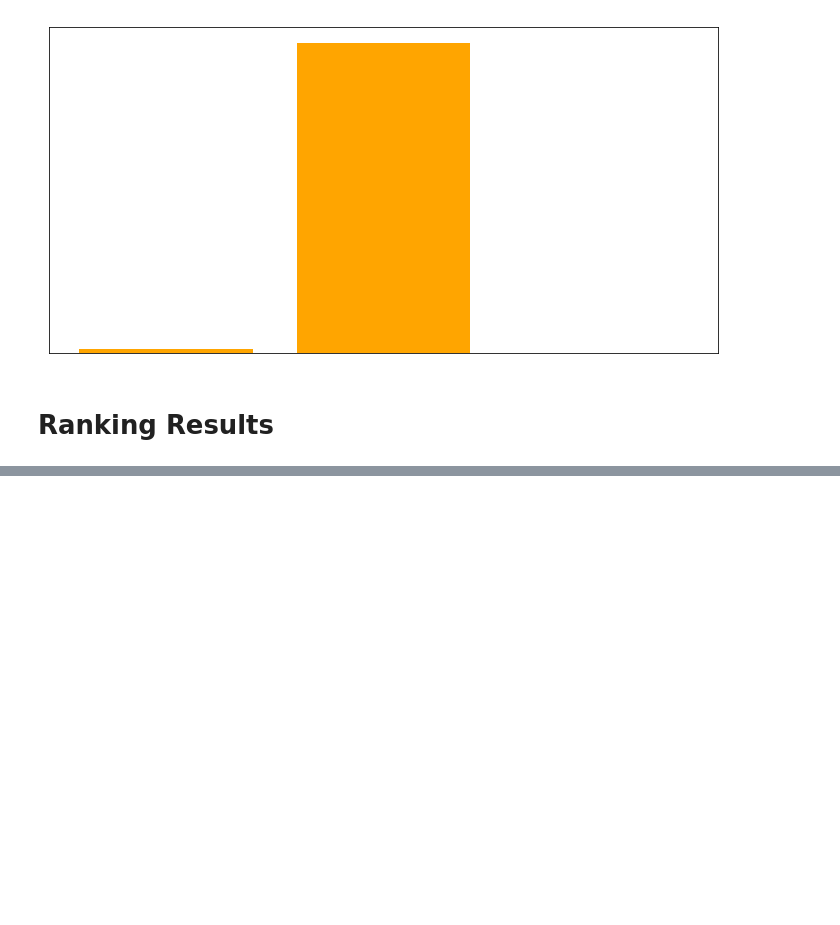
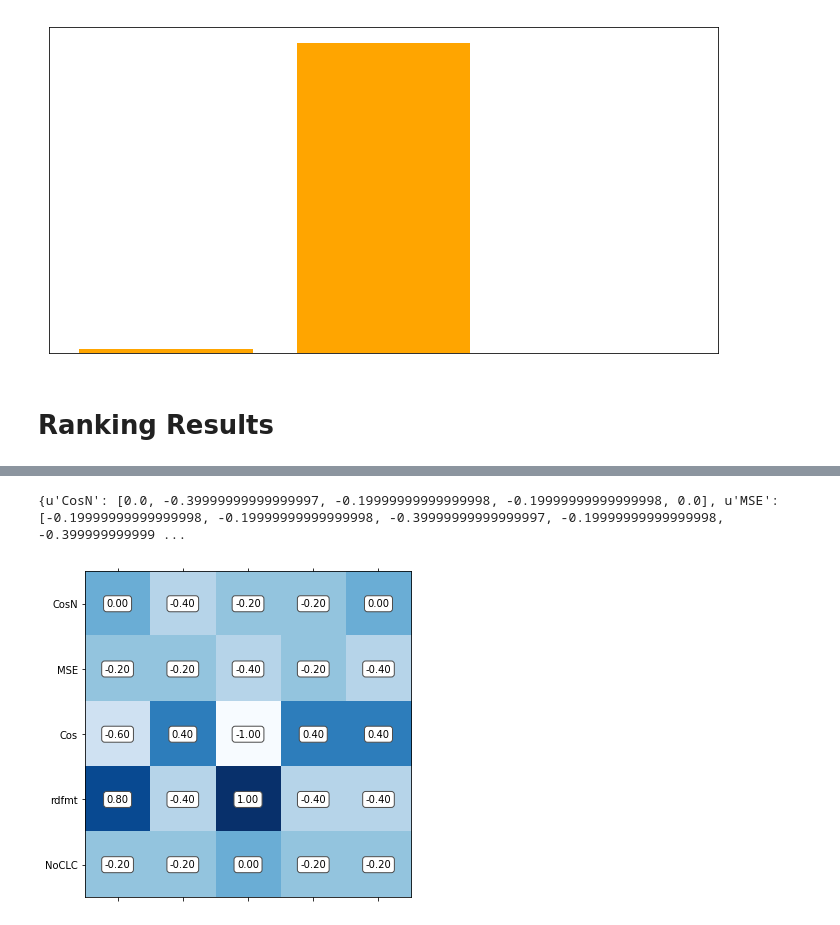
Before and after one commit to luciekaffee/metrics-label, a Jupyter notebook: graphs/Graphs.ipynb, the cells around one changed output, grey strips where cells are left out. Saved outputs shown, nothing was run; the diff lists cells and outputs as text; code cells hidden in the pictures; blank space fills up the shorter version.

```diff
--- a/graphs/Graphs.ipynb
+++ b/graphs/Graphs.ipynb
@@ -335,0 +383,5 @@ subject_labeling
+# %%
+create_matrix('kendalltau', True)
+# %% [output]
+{u'CosN': [0.0, -0.39999999999999997, -0.19999999999999998, -0.19999999999999998, 0.0], u'MSE': [-0.19999999999999998, -0.19999999999999998, -0.39999999999999997, -0.19999999999999998, -0.399999999999 ...
+[figure, added]
```
Also changed, not shown: parts of 6 cells of this notebook, 21 other files.
